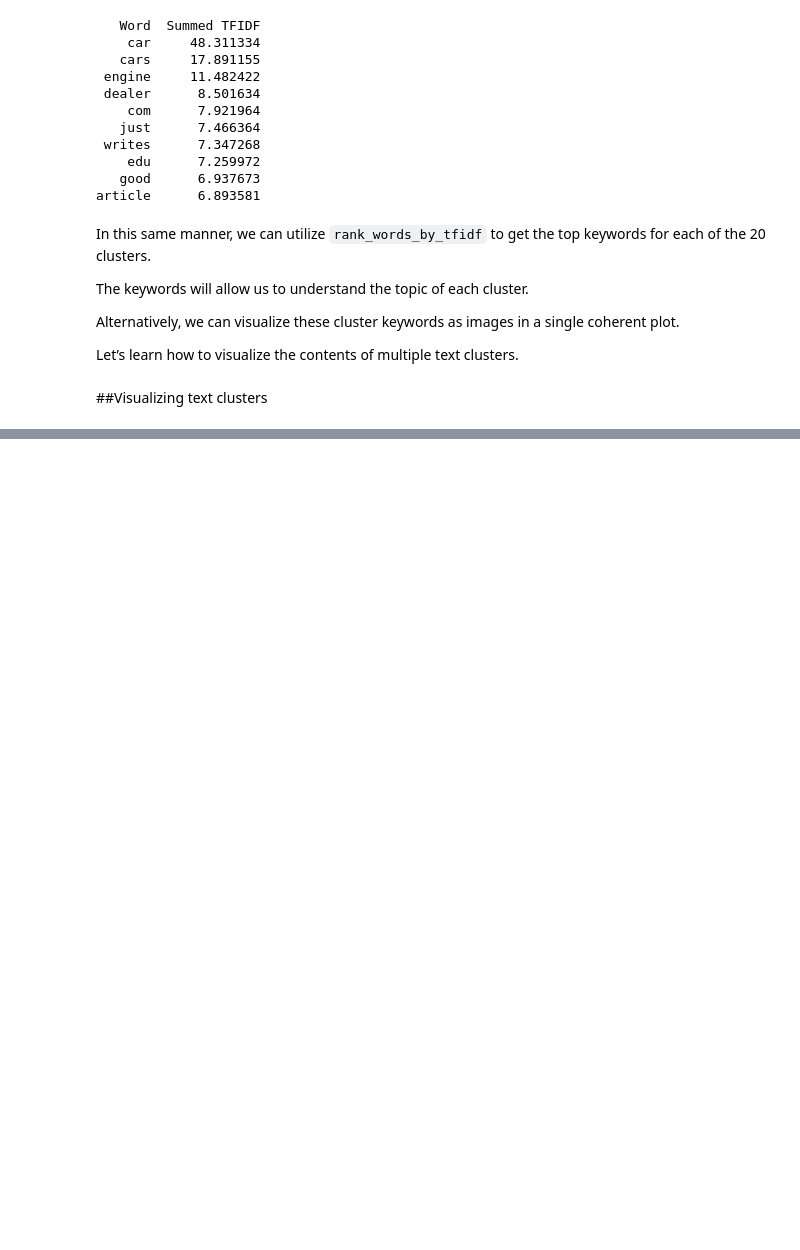
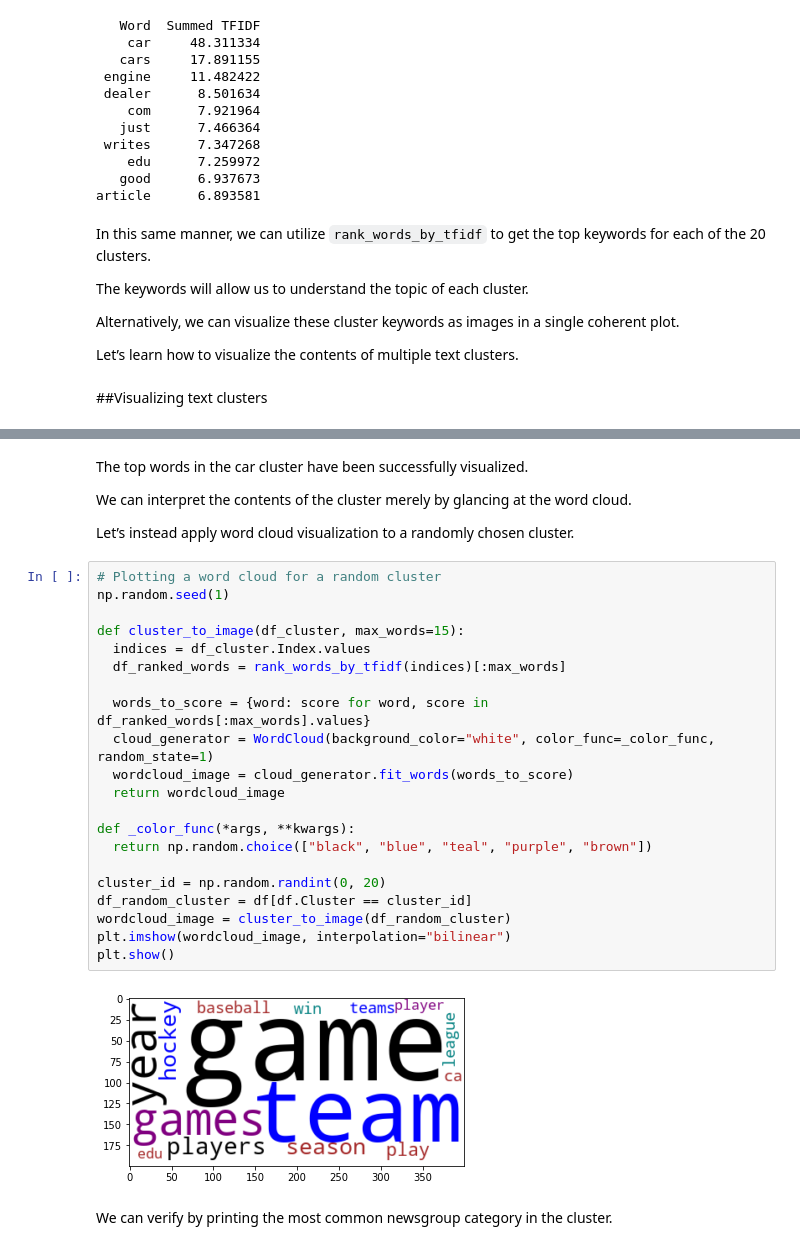
Before and after one commit to rahiakela/data-science-research-and-practice, a Jupyter notebook: data-science-bookcamp/case-study-4--job-resume-improvement/03_large_text_analysis_using_clustering.ipynb, the cells around one changed output, grey strips where cells are left out. Drawn from its saved outputs; the diff is of its cells as text; blank space fills up the shorter version.

```diff
--- a/data-science-bookcamp/case-study-4--job-resume-improvement/03_large_text_analysis_using_clustering.ipynb
+++ b/data-science-bookcamp/case-study-4--job-resume-improvement/03_large_text_analysis_using_clustering.ipynb
@@ -1077,0 +1148,34 @@ Let’s learn how to visualize the contents of multiple text clusters.
+# %% [markdown]
+The top words in the car cluster have been successfully visualized.
+
+We can interpret the
+contents of the cluster merely by glancing at the word cloud.
+
+Let’s instead apply word cloud visualization to a randomly chosen
+cluster.
+# %%
+# Plotting a word cloud for a random cluster
+np.random.seed(1)
+
+def cluster_to_image(df_cluster, max_words=15):
+  indices = df_cluster.Index.values
+  df_ranked_words = rank_words_by_tfidf(indices)[:max_words]
+
+  words_to_score = {word: score for word, score in df_ranked_words[:max_words].values}
+  cloud_generator = WordCloud(background_color="white", color_func=_color_func, random_state=1)
+  wordcloud_image = cloud_generator.fit_words(words_to_score)
+  return wordcloud_image
+
+def _color_func(*args, **kwargs):
+  return np.random.choice(["black", "blue", "teal", "purple", "brown"])
+
+cluster_id = np.random.randint(0, 20)
+df_random_cluster = df[df.Cluster == cluster_id]
+wordcloud_image = cluster_to_image(df_random_cluster)
+plt.imshow(wordcloud_image, interpolation="bilinear")
+plt.show()
+# %% [output]
+[figure, added]
+# %% [markdown]
+We can verify by printing the most common newsgroup category in the
+cluster.
```
Also changed, not shown: parts of 12 cells of this notebook.
